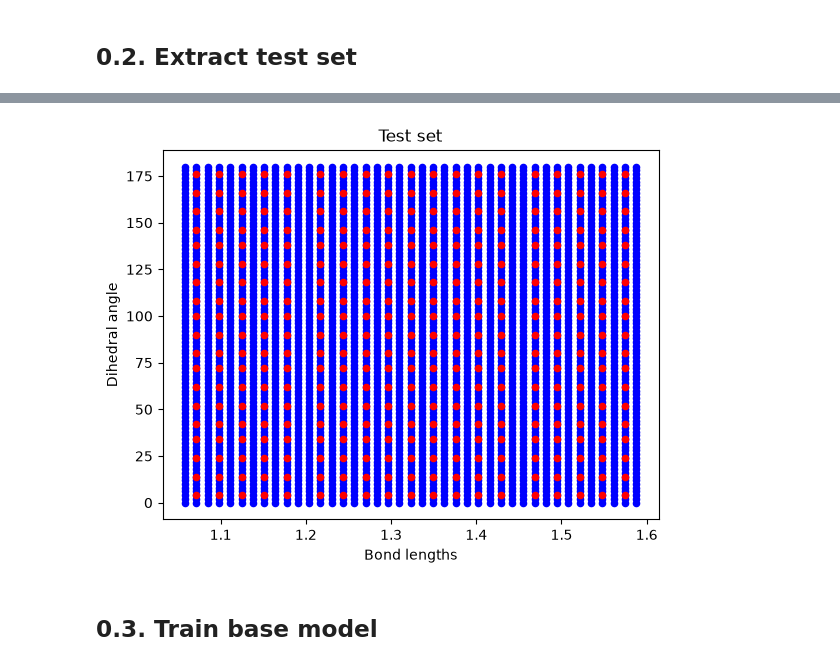
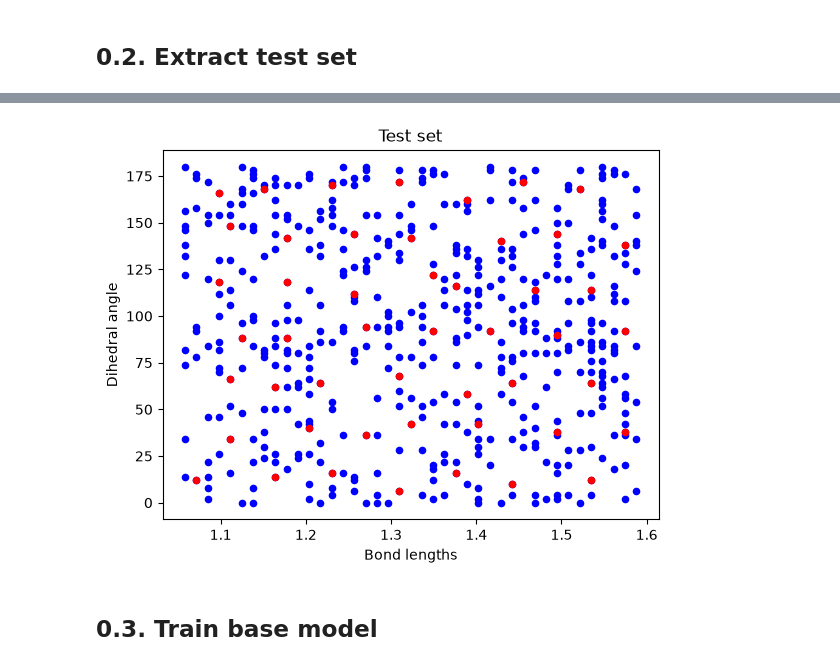
Before and after one commit to yoghurtfork/X-MACE-sampling, a Jupyter notebook: notebooks/sampling.ipynb, the cells around one changed output, grey strips where cells are left out. Drawn from its saved outputs; the diff is of its cells as text; code cells hidden in the pictures.

Commit message:
Implement staggered uniform grid sampling

```diff
--- a/notebooks/sampling.ipynb
+++ b/notebooks/sampling.ipynb
@@ -30,11 +30,11 @@ DATA_DIR = ROOT_PATH / "../data"
 
 # dataset for training the base model, ie foundation/pre-trained model
 BASE_XYZ = DATA_DIR / "A02_propene_grid_static.xyz"
-BASE_N_GEOMETRIES = '3731'  # number of geometries to use from the base dataset
+BASE_N_GEOMETRIES = '500'  # number of geometries to use from the base dataset
 
 # dataset for transfer learning
 TRANSFER_XYZ = DATA_DIR / "casscf_44_propene_full.xyz"
-TRANSFER_N_GEOMETRIES = '' # number of geometries to use from the transfer dataset
+TRANSFER_N_GEOMETRIES = '500' # number of geometries to use from the transfer dataset
 
 OUTPUT_DIR = ROOT_PATH / "../outputs"
 
@@ -49,14 +49,19 @@ transfer_atoms_list length: 3731
 # %% [markdown]
 ## 0.2. Extract test set
 # %%
+desc_matrix = []
 bond_lengths = []
+dihedrals = []
+
 for atom in base_atoms_list:
-    bond_lengths.append(descriptors.get_descriptor("bond_lengths",atom)[0])
+    bond_length = descriptors.get_descriptor("bond_lengths",atom)[0]
+    dihedral = descriptors.get_descriptor("dihedral",atom)[0]
+
+    bond_lengths.append(bond_length)
+    dihedrals.append(dihedral)
+    desc_matrix.append([bond_length, dihedral])
+
 print("Number of unique bond lengths:", len(np.unique(bond_lengths)))
-
-dihedrals = []
-for atom in base_atoms_list:
-    dihedrals.append(descriptors.get_descriptor("dihedral",atom)[0])
 print("Number of unique dihedral angles:", len(np.unique(dihedrals)))
 # %% [output]
 Number of unique bond lengths: 41
@@ -64,6 +69,7 @@ Number of unique dihedral angles: 91
 # %%
 TEST_SET_SIZE = np.floor(int(BASE_N_GEOMETRIES) * 0.1)
 
-test_set_idx = selectors.uniform_grid_sampling(bond_lengths, dihedrals, TEST_SET_SIZE)
+test_set_idx = selectors.uniform_grid_sampling(desc_matrix, TEST_SET_SIZE, stagger=True)
 print("Test set indices:", test_set_idx)
+print("Test set size:", len(test_set_idx))
 # %% [output]
@@ -88,21 +80,21 @@ AttributeError: 'list' object has no attribute 'shape'
 # %%
 plt.scatter(bond_lengths, dihedrals, color='blue', marker='o', s=20)
 
 plt.title("Test set")
 plt.xlabel("Bond lengths")
 plt.ylabel("Dihedral angle")
 
-x = []
-y = []
+selected_x = []
+selected_y = []
 for i in test_set_idx:
-    x.append(bond_lengths[i])
-    y.append(dihedrals[i])
+    selected_x.append(bond_lengths[i])
+    selected_y.append(dihedrals[i])
 
-plt.scatter(x, y, color='red', marker='o', s=20)
+plt.scatter(selected_x, selected_y, color='red', marker='o', s=20)
 
 plt.show()
 # %% [output]
-[figure, old version]
+[figure, new version]
 # %% [markdown]
 ## 0.3. Train base model
 # %%
```
Also changed, not shown: parts of 3 cells of this notebook, 1 other file.
